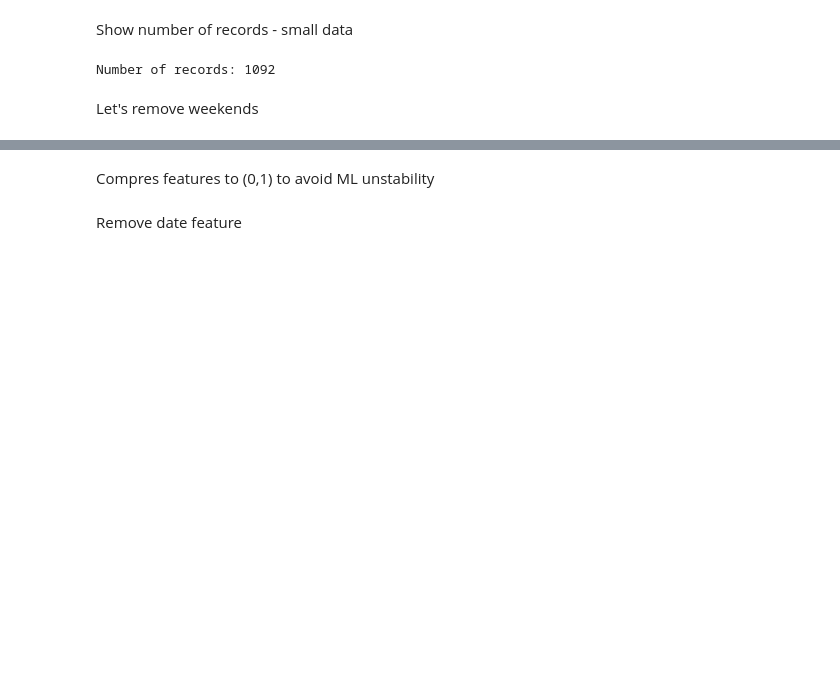
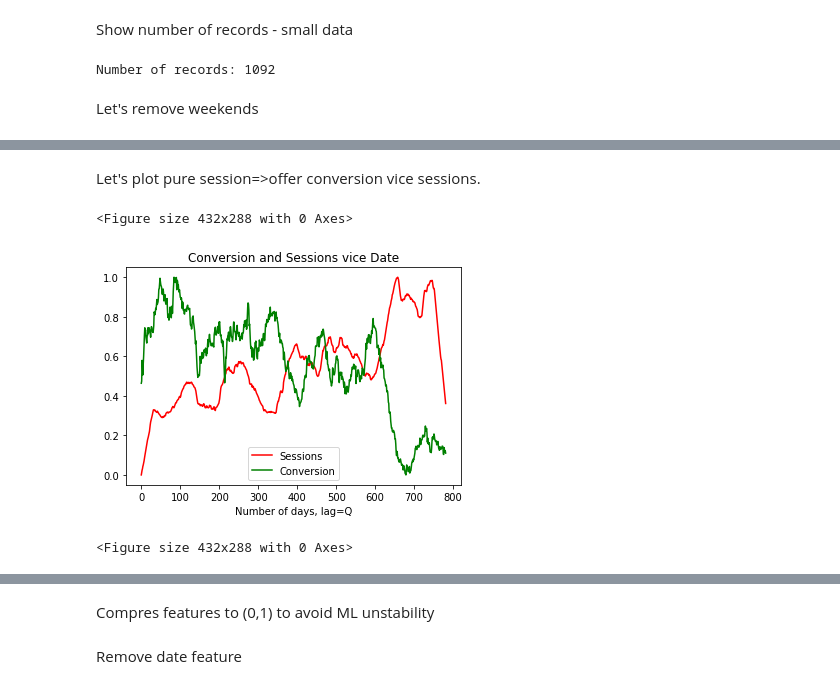
Before and after one commit to SergeyKamenshchikov/MARKETING, a Jupyter notebook: backlog_web.ipynb, the cells around one changed output, grey strips where cells are left out. Saved outputs shown, nothing was run; the diff lists cells and outputs as text; code cells hidden in the pictures; blank space fills up the shorter version.

```diff
--- a/backlog_web.ipynb
+++ b/backlog_web.ipynb
@@ -152,0 +187,26 @@ df_origin=df.copy()
+# %% [markdown]
+Let's plot pure session=>offer conversion vice sessions.
+# %%
+Sessions=list(df_origin['Visits'])#pure sessions
+Offers=list(df_origin['Offers'])#pure offers
+
+x=range(len(Sessions))
+y_av_ses=list(movingaverage(Sessions,60))#average sessions
+y_av_offers=list(movingaverage(Offers,60))
+
+min_sess=min(y_av_ses);max_sess=max(y_av_ses);range_sess=max_sess-min_sess
+sess_st=[(x-min_sess)/range_sess for x in y_av_ses]#average sessions (standard)
+
+cr=[(100*y/x) for x,y in zip(y_av_ses, y_av_offers)];
+min_cr=min(cr);max_cr=max(cr);range_cr=max_cr-min_cr
+cr=[(x-min_cr)/range_cr for x in cr]#conversion rate (standard)
+
+plt.plot(x, sess_st,"r")
+plt.plot(x, cr,"g")
+
+plt.title('Conversion and Sessions vice Date');plt.xlabel('Number of days, lag=Q')
+plt.gca().legend(('Sessions','Conversion'));plt.figure()
+# %% [output]
+<Figure size 432x288 with 0 Axes>
+[figure, added]
+<Figure size 432x288 with 0 Axes>
```
Also changed, not shown: parts of 15 cells of this notebook.
